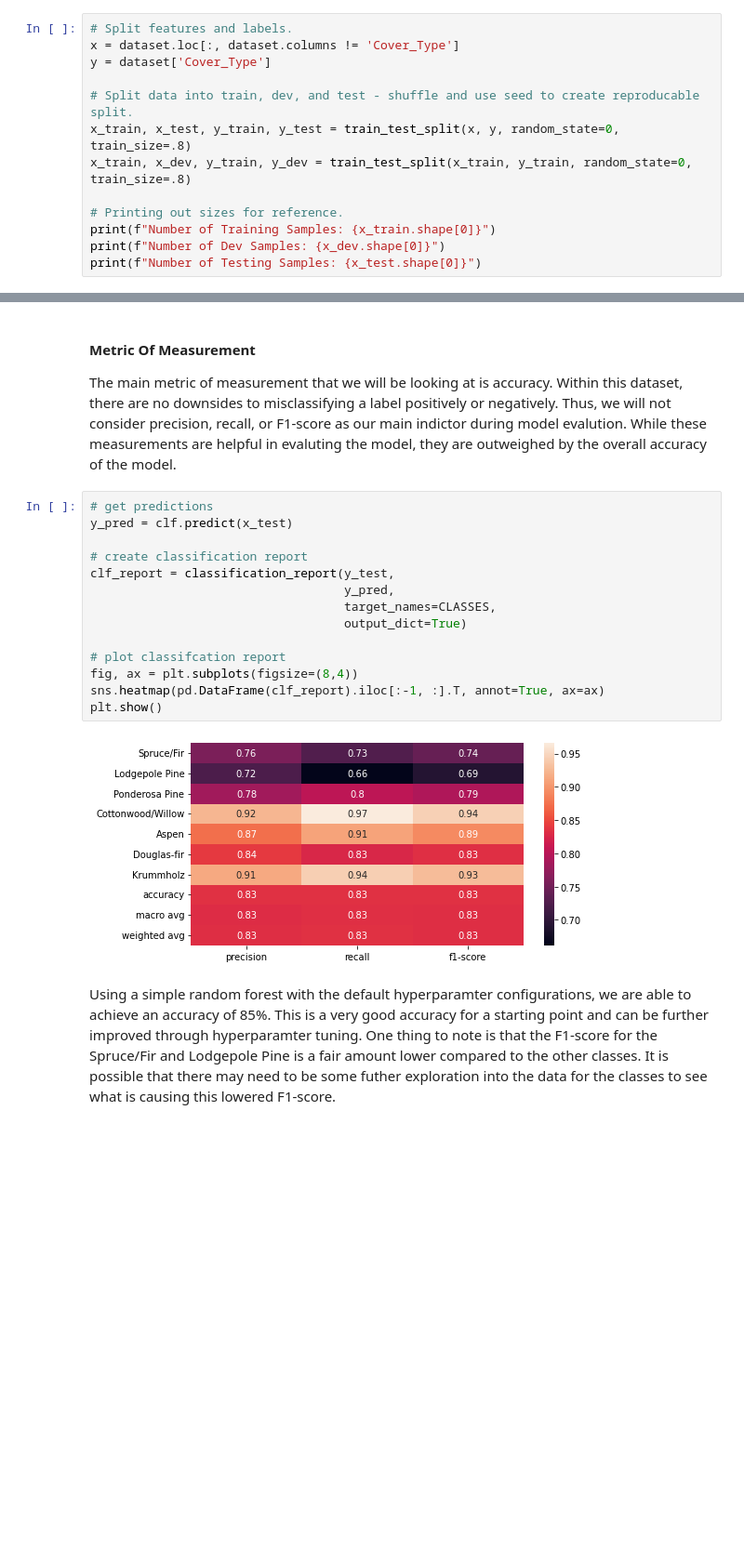
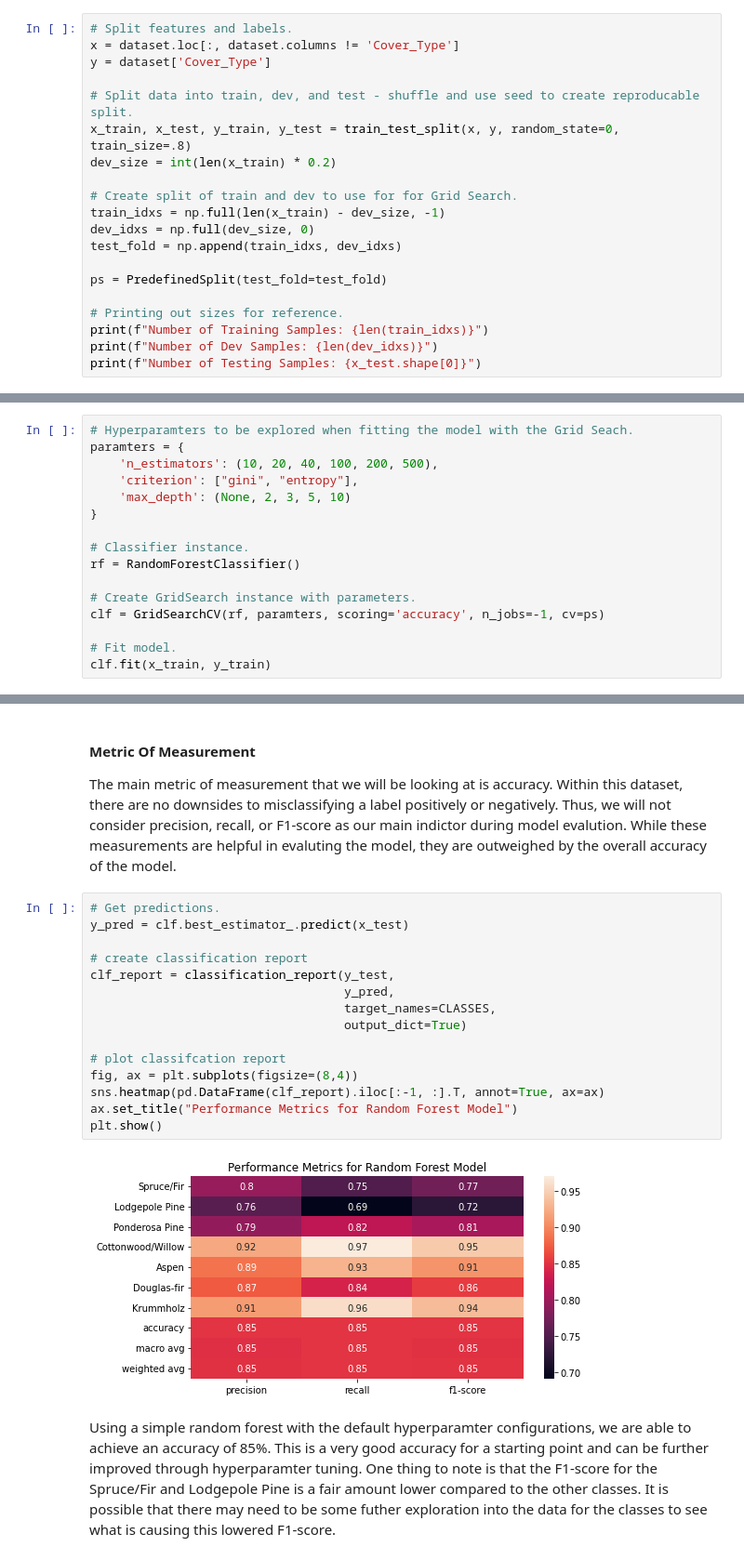
Before and after one commit to hanmaegeo/Forest-Cover-Type-Prediction, a Jupyter notebook: project_baseline.ipynb, the cells around one changed output, grey strips where cells are left out. Shown at 93% size. Drawn from its saved outputs; the diff is of its cells as text; blank space fills up the shorter version.

```diff
--- a/project_baseline.ipynb
+++ b/project_baseline.ipynb
@@ -117,10 +117,17 @@ y = dataset['Cover_Type']
 
 # Split data into train, dev, and test - shuffle and use seed to create reproducable split.
 x_train, x_test, y_train, y_test = train_test_split(x, y, random_state=0, train_size=.8)
-x_train, x_dev, y_train, y_dev = train_test_split(x_train, y_train, random_state=0, train_size=.8)
+dev_size = int(len(x_train) * 0.2)
+
+# Create split of train and dev to use for for Grid Search.
+train_idxs = np.full(len(x_train) - dev_size, -1)
+dev_idxs = np.full(dev_size, 0)
+test_fold = np.append(train_idxs, dev_idxs)
+
+ps = PredefinedSplit(test_fold=test_fold)
 
 # Printing out sizes for reference.
-print(f"Number of Training Samples: {x_train.shape[0]}")
-print(f"Number of Dev Samples: {x_dev.shape[0]}")
+print(f"Number of Training Samples: {len(train_idxs)}")
+print(f"Number of Dev Samples: {len(dev_idxs)}")
 print(f"Number of Testing Samples: {x_test.shape[0]}")
 # %% [output]
@@ -421,0 +426,16 @@ clf = RandomForestClassifier().fit(x_train, y_train)
+# %%
+# Hyperparamters to be explored when fitting the model with the Grid Seach.
+paramters = {
+    'n_estimators': (10, 20, 40, 100, 200, 500),
+    'criterion': ["gini", "entropy"],
+    'max_depth': (None, 2, 3, 5, 10)
+}
+
+# Classifier instance.
+rf = RandomForestClassifier()
+
+# Create GridSearch instance with parameters.
+clf = GridSearchCV(rf, paramters, scoring='accuracy', n_jobs=-1, cv=ps)
+
+# Fit model.
+clf.fit(x_train, y_train)
@@ -425,20 +473,21 @@ clf = RandomForestClassifier().fit(x_train, y_train)
 #### Metric Of Measurement
 The main metric of measurement that we will be looking at is accuracy. Within this dataset, there are no downsides to misclassifying a label positively or negatively. Thus, we will not consider precision, recall, or F1-score as our main indictor during model evalution. While these measurements are helpful in evaluting the model, they are outweighed by the overall accuracy of the model.
 # %%
-# get predictions
-y_pred = clf.predict(x_test)
+# Get predictions.
+y_pred = clf.best_estimator_.predict(x_test)
 
 # create classification report
 clf_report = classification_report(y_test,
                                    y_pred,
                                    target_names=CLASSES,
                                    output_dict=True)
 
 # plot classifcation report
 fig, ax = plt.subplots(figsize=(8,4))
 sns.heatmap(pd.DataFrame(clf_report).iloc[:-1, :].T, annot=True, ax=ax)
+ax.set_title("Performance Metrics for Random Forest Model")
 plt.show()
 # %% [output]
-[figure, old version]
+[figure, new version]
 # %% [markdown]
 Using a simple random forest with the default hyperparamter configurations, we are able to achieve an accuracy of 85%. This is a very good accuracy for a starting point and can be further improved through hyperparamter tuning. One thing to note is that the F1-score for the Spruce/Fir and Lodgepole Pine is a fair amount lower compared to the other classes. It is possible that there may need to be some futher exploration into the data for the classes to see what is causing this lowered F1-score.
```
Also changed, not shown: parts of 20 cells of this notebook.
